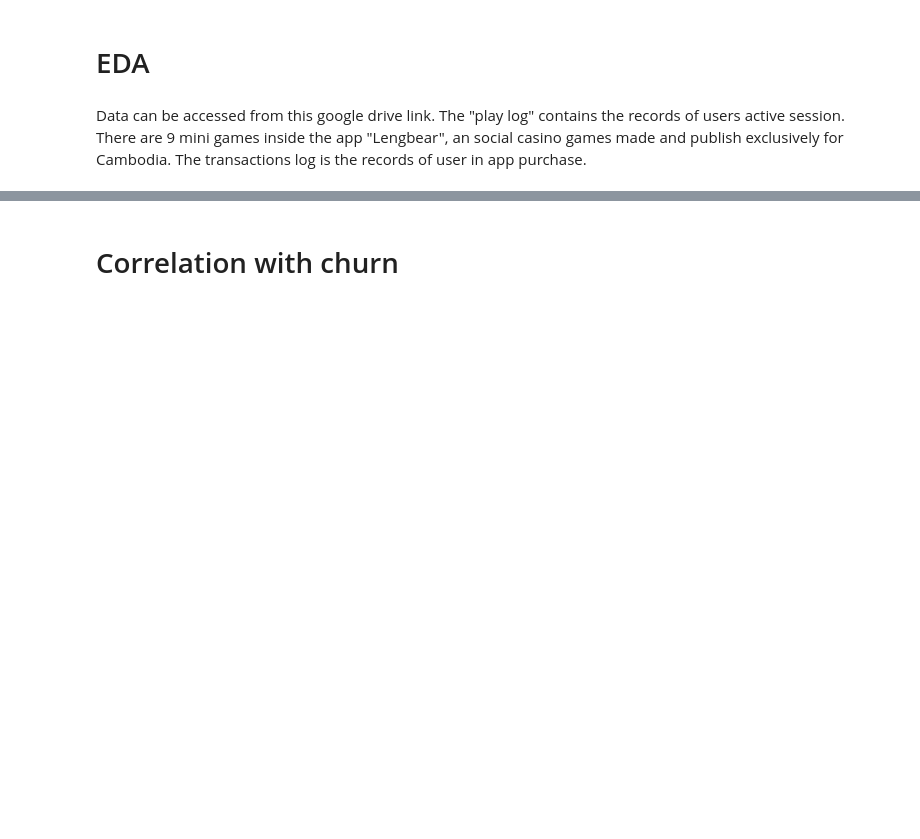
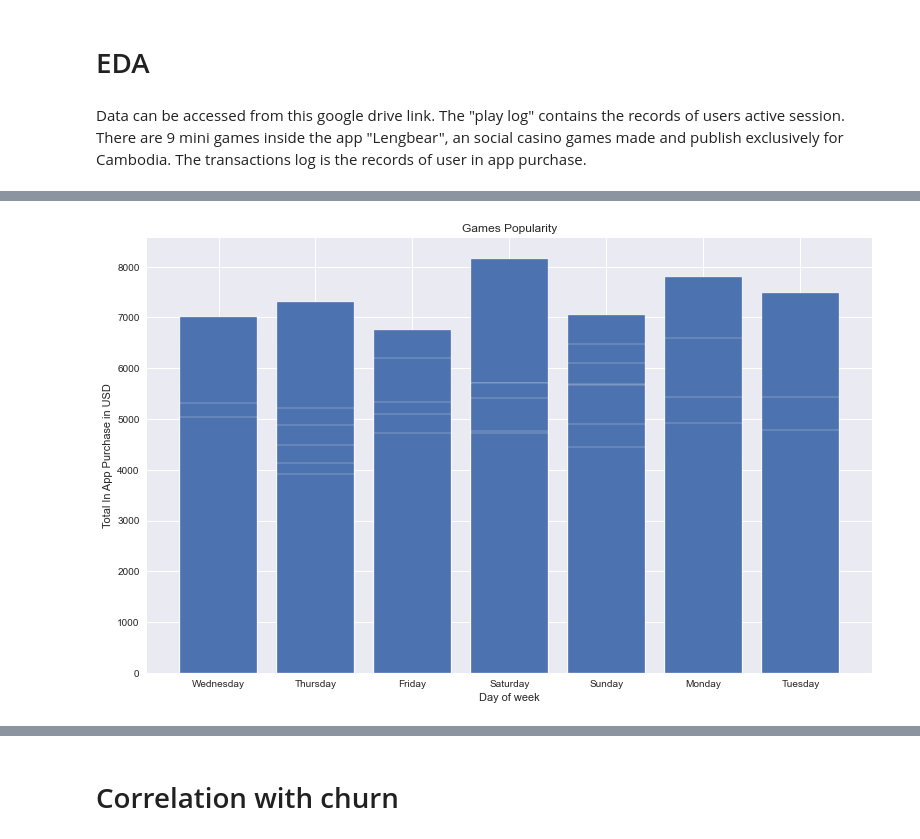
Before and after one commit to lechiben/churn-ltv-prediction, a Jupyter notebook: Churn Rate Prediction.ipynb, the cells around one changed output, grey strips where cells are left out. Drawn from its saved outputs; the diff is of its cells as text; code cells hidden in the pictures; blank space fills up the shorter version.

```diff
--- a/Churn Rate Prediction.ipynb
+++ b/Churn Rate Prediction.ipynb
@@ -10,0 +107,9 @@ Data can be accessed from this google drive link. The "play log" contains the re
+# %%
+plt.figure(figsize=(13,8))
+plt.bar(transactions_df_sum['Day'], transactions_df_sum['Amount'])
+plt.xlabel('Day of week')
+plt.ylabel('Total In App Purchase in USD')
+plt.title('Games Popularity')
+plt.show()
+# %% [output]
+[figure, added]
```
Also changed, not shown: parts of 43 cells of this notebook.
